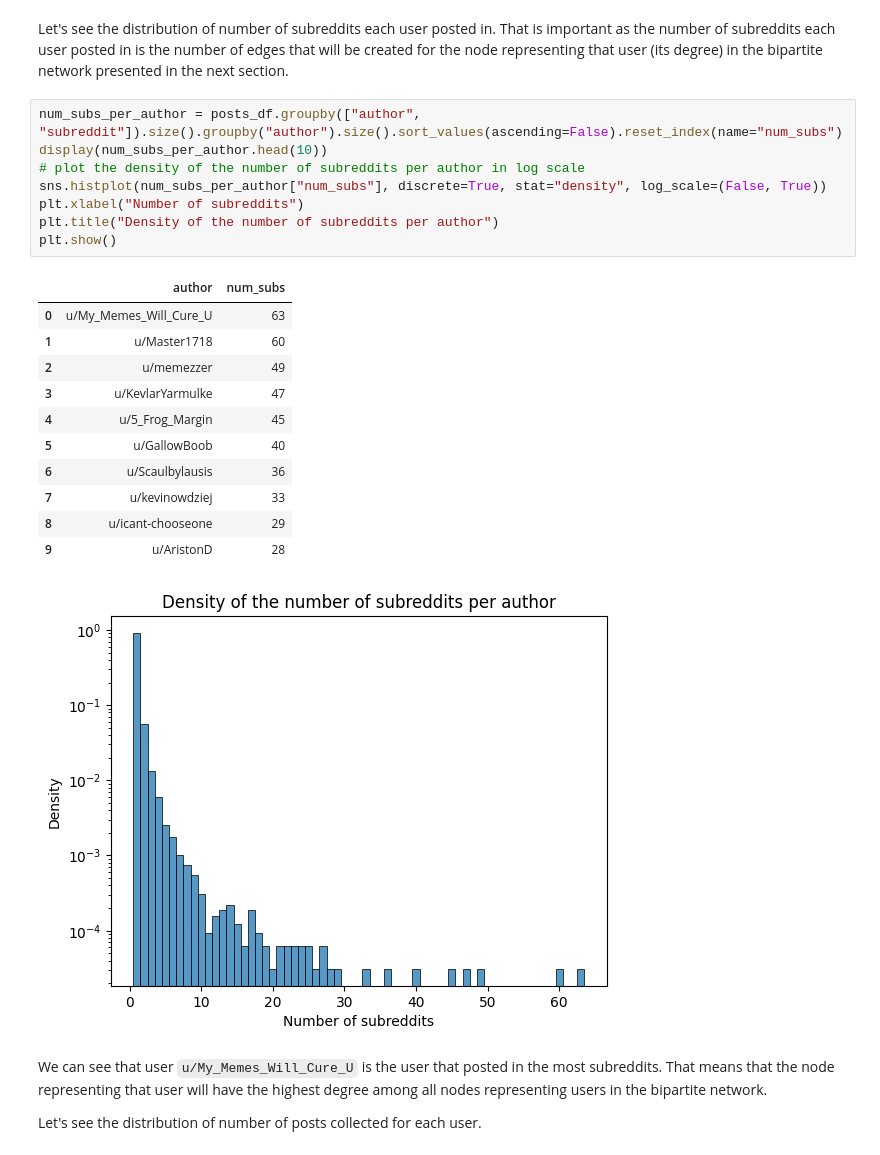
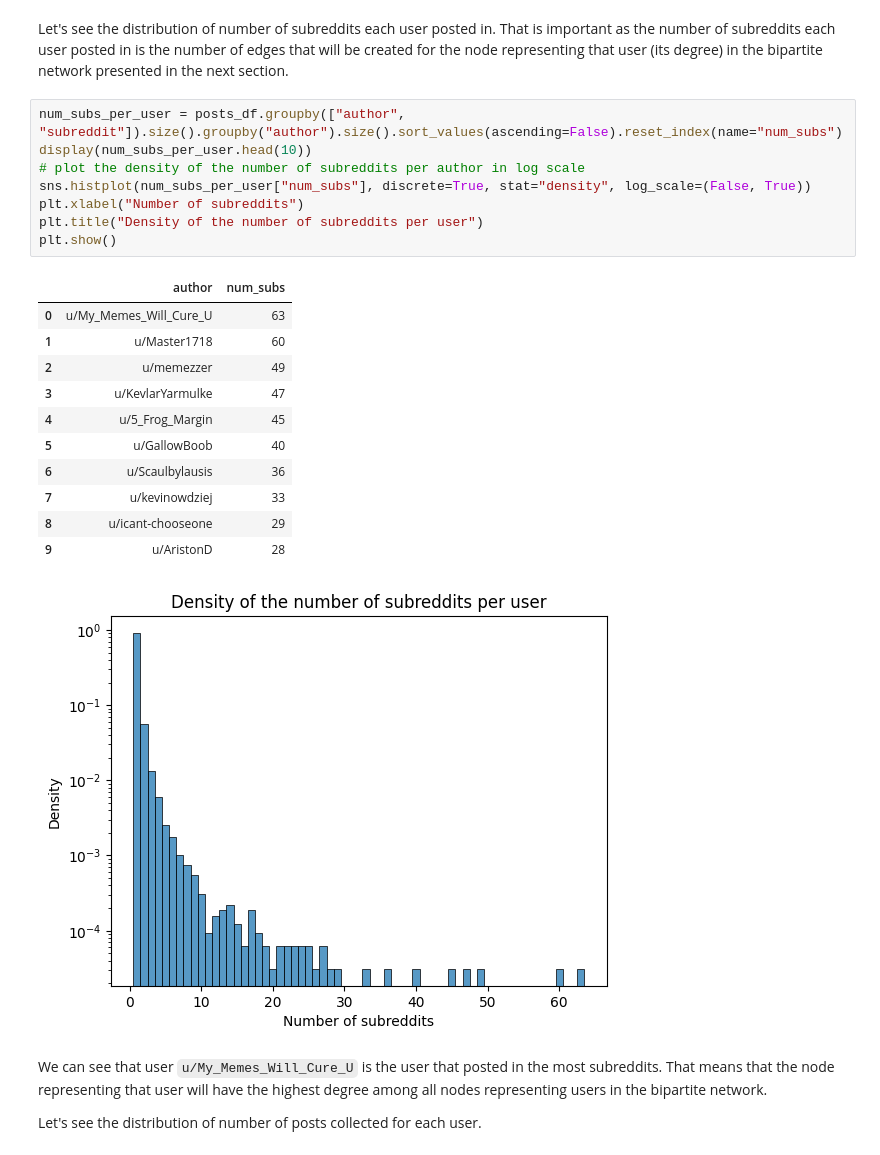
Before and after one commit to steciuk/SNA-reddit-bipartite-analysis, a Jupyter notebook: project.ipynb, the cells around one changed output. Saved outputs shown, nothing was run; the diff lists cells and outputs as text.

```diff
--- a/project.ipynb
+++ b/project.ipynb
@@ -311,26 +311,26 @@ plt.show()
 # %% [markdown]
 Let's see the distribution of number of subreddits each user posted in. That is important as the number of subreddits each user posted in is the number of edges that will be created for the node representing that user (its degree) in the bipartite network presented in the next section.
 # %%
-num_subs_per_author = posts_df.groupby(["author", "subreddit"]).size().groupby("author").size().sort_values(ascending=False).reset_index(name="num_subs")
-display(num_subs_per_author.head(10))
+num_subs_per_user = posts_df.groupby(["author", "subreddit"]).size().groupby("author").size().sort_values(ascending=False).reset_index(name="num_subs")
+display(num_subs_per_user.head(10))
 # plot the density of the number of subreddits per author in log scale
-sns.histplot(num_subs_per_author["num_subs"], discrete=True, stat="density", log_scale=(False, True))
+sns.histplot(num_subs_per_user["num_subs"], discrete=True, stat="density", log_scale=(False, True))
 plt.xlabel("Number of subreddits")
-plt.title("Density of the number of subreddits per author")
+plt.title("Density of the number of subreddits per user")
 plt.show()
 # %% [output]
 |  | author | num_subs |
 | 0 | u/My_Memes_Will_Cure_U | 63 |
 | 1 | u/Master1718 | 60 |
 | 2 | u/memezzer | 49 |
 | 3 | u/KevlarYarmulke | 47 |
 | 4 | u/5_Frog_Margin | 45 |
 | 5 | u/GallowBoob | 40 |
 | 6 | u/Scaulbylausis | 36 |
 | 7 | u/kevinowdziej | 33 |
 | 8 | u/icant-chooseone | 29 |
 | 9 | u/AristonD | 28 |
-[figure, old version]
+[figure, new version]
 # %% [markdown]
 We can see that user `u/My_Memes_Will_Cure_U` is the user that posted in the most subreddits. That means that the node representing that user will have the highest degree among all nodes representing users in the bipartite network.
 
```
Also changed, not shown: parts of 17 cells of this notebook, 4 other files.
